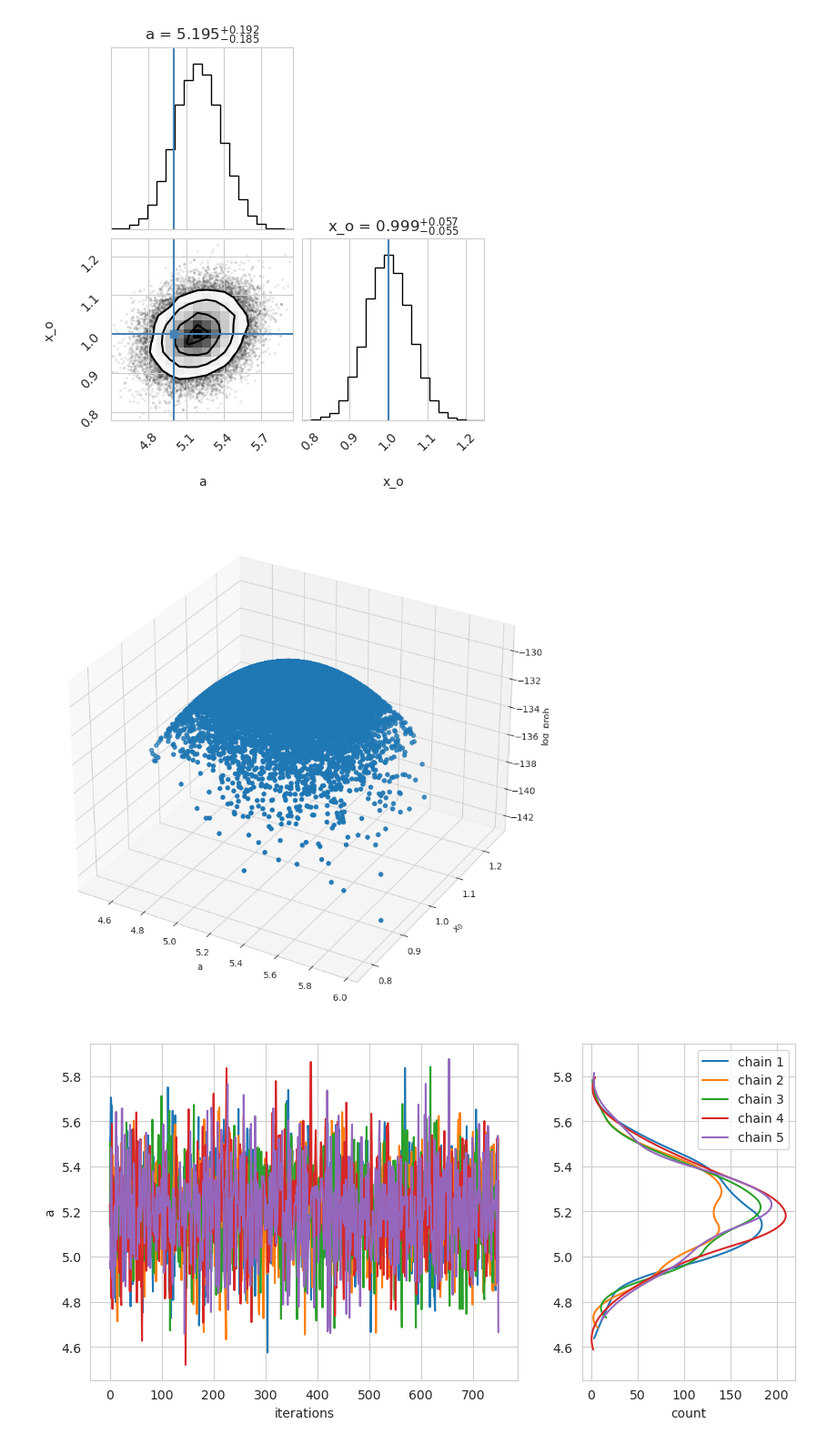
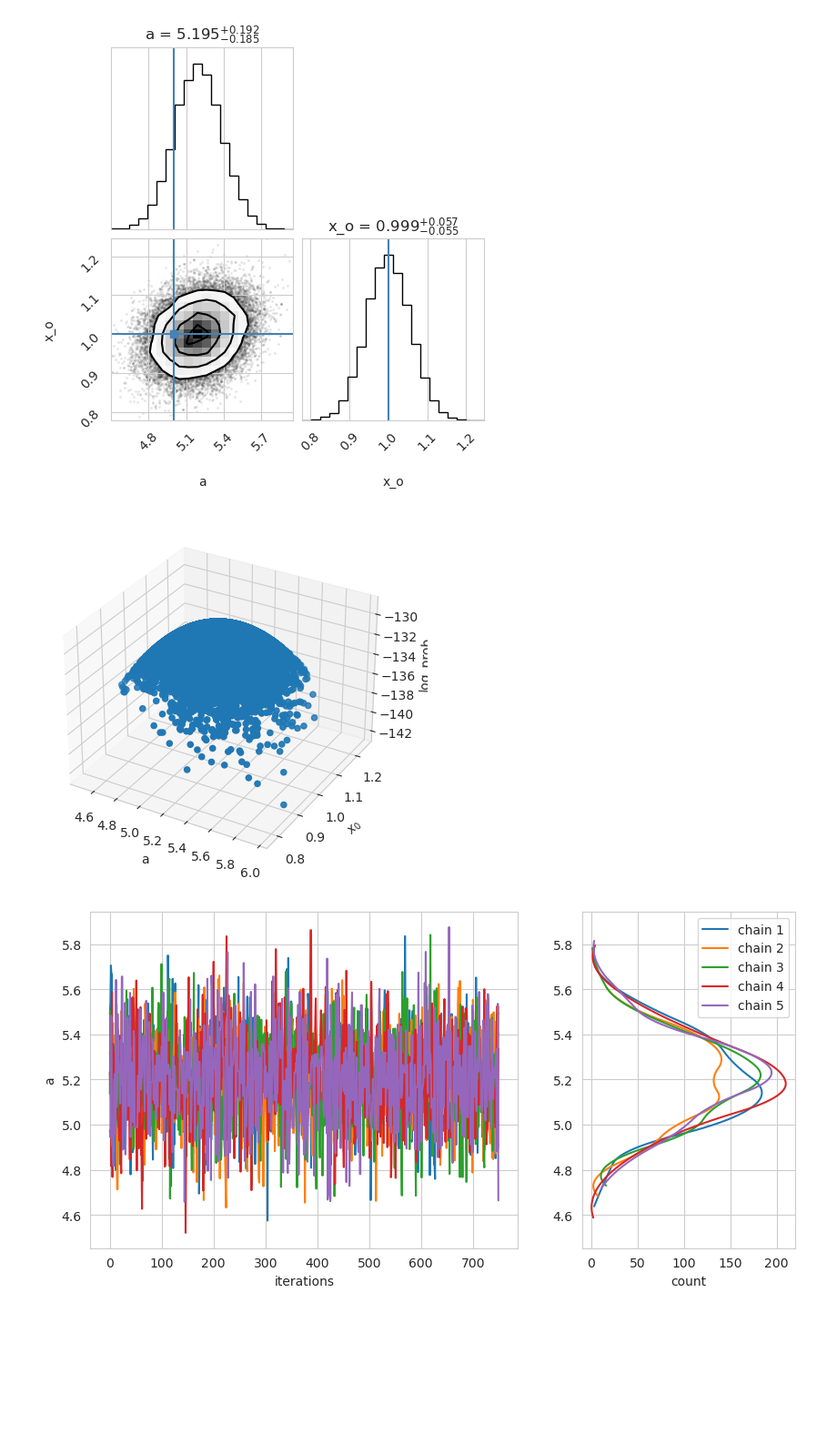
Before and after one commit to mtamar/linear_glens, a Jupyter notebook: line_fit_marcos.ipynb, the cells around one changed output. Shown: that part at 91% size. Saved outputs shown, nothing was run; the diff lists cells and outputs as text; code cells hidden in the pictures; blank space fills up the shorter version.

```diff
--- a/line_fit_marcos.ipynb
+++ b/line_fit_marcos.ipynb
@@ -549,15 +549,16 @@ that = fitter.bij.inverse(test)
 logprobs, squarer = fitter.log_prob(x_observed, y_observed, that)
 # %%
 %matplotlib inline
-fig = plt.figure(figsize=(10,10))
+fig = plt.figure(figsize=(5,5), dpi=100)
 ax = fig.add_subplot(projection='3d')
 ax.scatter(sampp[:,0], sampp[:,1], logprobs)
 ax.set_xlabel('a')
 ax.set_ylabel('$x_0$')
 ax.set_zlabel('log_prob')
+plt.savefig('posterior surface')
 plt.show()
 # %% [output]
-[figure, old version]
+[figure, new version]
 # %%
 from matplotlib import gridspec
 
```
